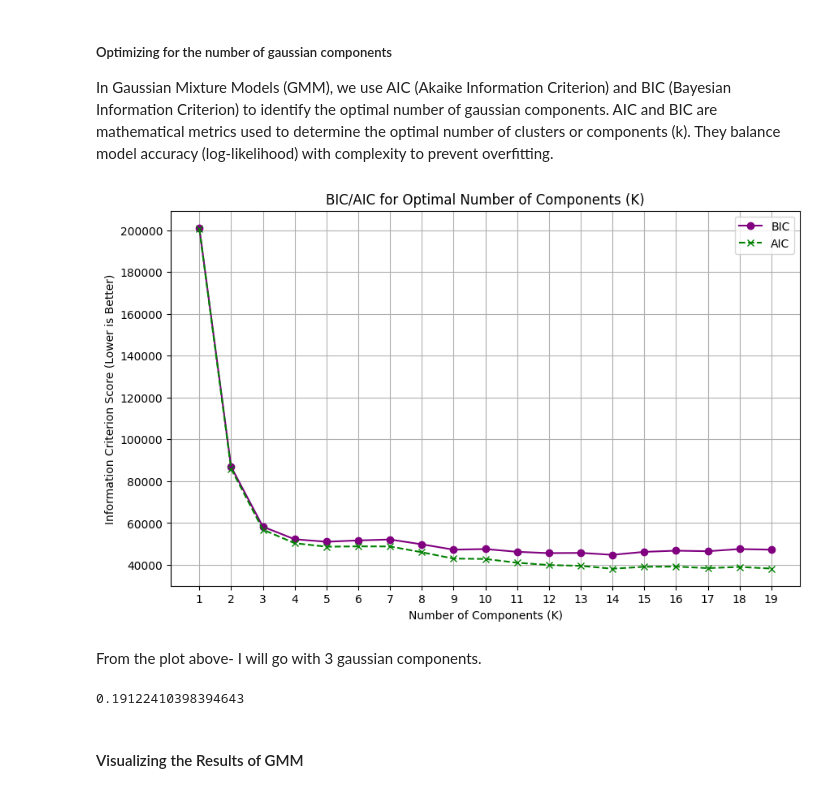
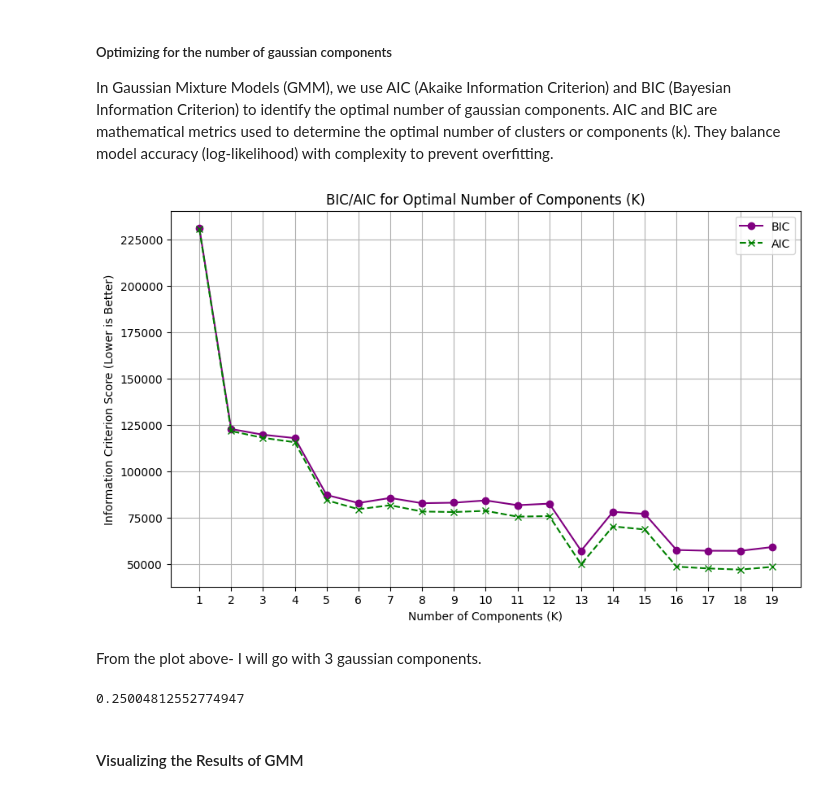
Before and after one commit to WamzMwangi/Advanced_Machine_Learning, a Jupyter notebook: Clustering_Algorithms/Spotify_clustering_project.ipynb, the cells around one changed output. Saved outputs shown, nothing was run; the diff lists cells and outputs as text; code cells hidden in the pictures.

```diff
--- a/Clustering_Algorithms/Spotify_clustering_project.ipynb
+++ b/Clustering_Algorithms/Spotify_clustering_project.ipynb
@@ -138,7 +232,7 @@
 #apply K-means clustering
 from sklearn.cluster import KMeans
 
-kmeans = KMeans(n_clusters=2, random_state=0,init='k-means++',n_init="auto").fit(scaled_df)
+kmeans = KMeans(n_clusters=2, random_state=0,init='k-means++',n_init="auto").fit(final_df)
 
 labels = kmeans.labels_
 centroids = kmeans.cluster_centers_
@@ -179,14 +273,17 @@ Inertia measures the compactness or internal coherence of clusters. It calculate
 
 Though not a total must, we could also use a plot of the silhoutte score at different values of k to give us an optimum k, but this you can do without.But can be good to validate the k you identify from the elbow method.
 # %%
+from sklearn.metrics import davies_bouldin_score, calinski_harabasz_score
+
 inertias = []
 sil_scores = []
+
 k_range = range(2, 15)
 
 for k in k_range:
-    kmeans = KMeans(n_clusters=k, random_state=0,init='k-means++',n_init="auto").fit(scaled_df)
+    kmeans = KMeans(n_clusters=k, random_state=0,init='k-means++',n_init="auto").fit(final_df)
     inertias.append(kmeans.inertia_)
-    sil_scores.append(silhouette_score(scaled_df, kmeans.labels_))
+    sil_scores.append(silhouette_score(final_df, kmeans.labels_))
 # %%
 fig, ax1 = plt.subplots(figsize=(6, 4))
 
@@ -212,7 +311,7 @@ So from the plot above, the bets value of k is that which minimizes the inertia
 # %%
 kmeans_final = KMeans(n_clusters=5, random_state=42,
                       init='k-means++', n_init='auto')
-kmeans_final.fit(scaled_df)
+kmeans_final.fit(final_df)
 labels_kmeans = kmeans_final.labels_
 # %%
 from sklearn.metrics import silhouette_score
@@ -254,13 +361,13 @@ Apply GMM, optimize for n_components, compare silhouette scores with Kmeans and
 #apply gaussian mixture model
 from sklearn.mixture import GaussianMixture
 
-gmm = GaussianMixture(n_components=5,covariance_type='full', random_state=42)
+gmm = GaussianMixture(n_components=2,covariance_type='full', random_state=42)
 
 # Fit the model
-gmm.fit(scaled_df)
+gmm.fit(final_df)
 
 # Get cluster labels and probabilities
-labels = gmm.predict(scaled_df)
-probs = gmm.predict_proba(scaled_df)
+labels = gmm.predict(final_df)
+probs = gmm.predict_proba(final_df)
 # %%
 #report silhouette score for GMM
@@ -276,41 +383,41 @@ In Gaussian Mixture Models (GMM), we use AIC (Akaike Information Criterion) and
 # %%
 k_range = range(1, 20)
 bic = []
 aic = []
 
 
 for k in k_range:
     gmm = GaussianMixture(n_components=k,covariance_type='full', random_state=42)
-    gmm.fit(scaled_df)
+    gmm.fit(final_df)
 
-    bic.append(gmm.bic(scaled_df))
-    aic.append(gmm.aic(scaled_df))
+    bic.append(gmm.bic(final_df))
+    aic.append(gmm.aic(final_df))
 
 # Plot the BIC and AIC scores
 plt.figure(figsize=(10, 6))
 plt.plot(k_range, bic, marker='o', linestyle='-', color='purple', label='BIC')
 plt.plot(k_range, aic, marker='x', linestyle='--', color='green', label='AIC')
 plt.title('BIC/AIC for Optimal Number of Components (K)')
 plt.xlabel('Number of Components (K)')
 plt.ylabel('Information Criterion Score (Lower is Better)')
 plt.xticks(k_range)
 plt.legend()
 plt.grid(True)
 
 plt.show()
 # %% [output]
-[figure, old version]
+[figure, new version]
 # %% [markdown]
 From the plot above- I will go with 3 gaussian components.
 # %%
 gmm_final = GaussianMixture(n_components=3,covariance_type='full', random_state=42)
-gmm_final.fit(scaled_df)
-labels_gmm = gmm_final.predict(scaled_df)
+gmm_final.fit(final_df)
+labels_gmm = gmm_final.predict(final_df)
 
 #report silhouette score for GMM
-silhouette_score(scaled_df, labels_gmm, metric='euclidean')
+silhouette_score(final_df, labels_gmm, metric='euclidean')
 # %% [output]
-0.19122410398394643
+0.25004812552774947
 # %% [markdown]
 #### Visualizing the Results of GMM
 # %%
```
Also changed, not shown: parts of 30 cells of this notebook, 2 other files.
